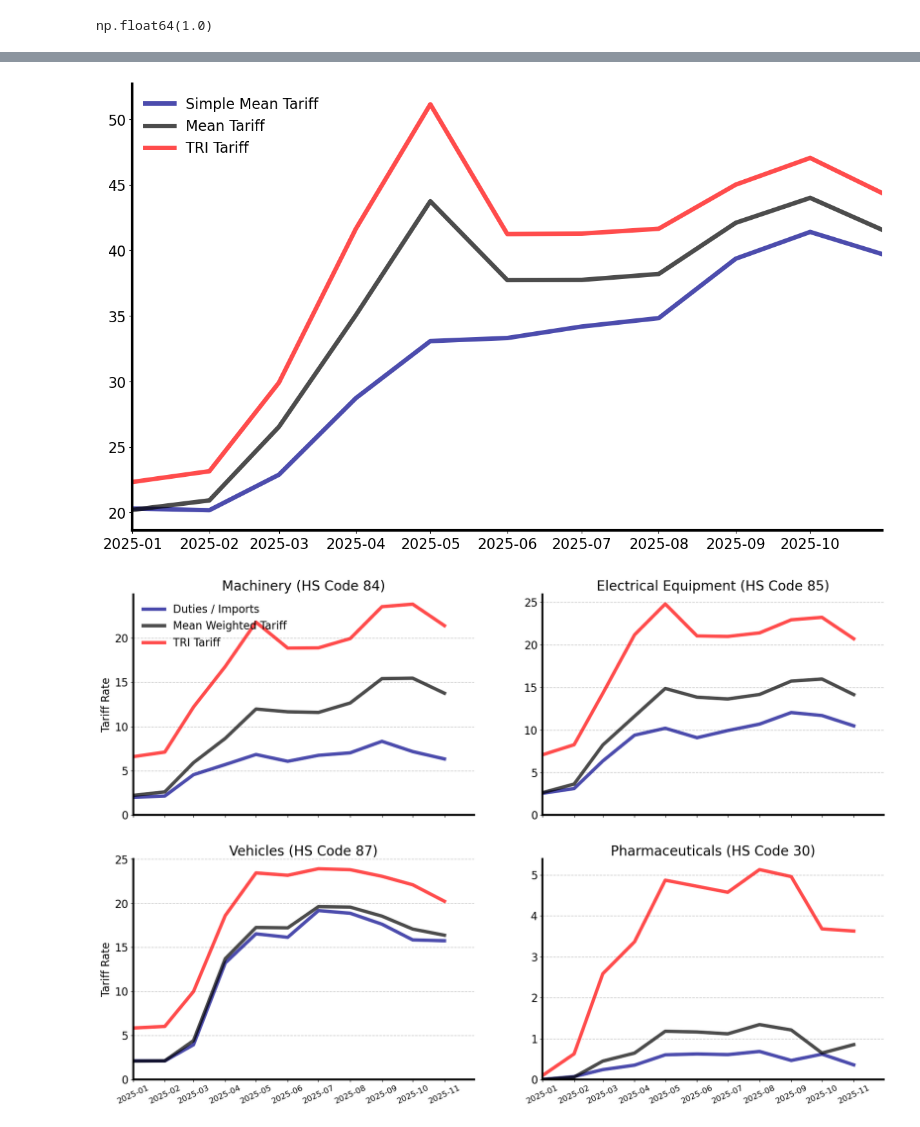
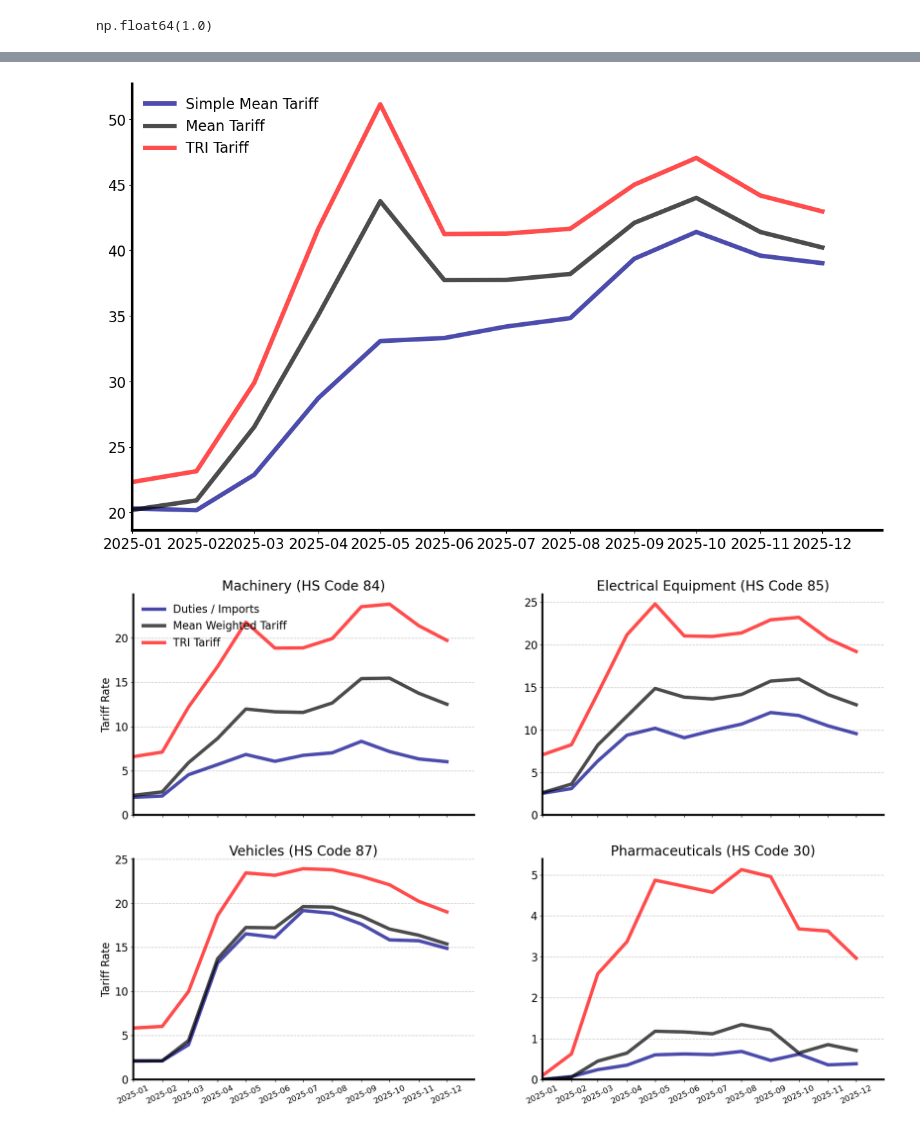
Before and after one commit to tradewartracker/how-restrictive-us-trade, a Jupyter notebook: TRI-sector.ipynb, the cells around one changed output, grey strips where cells are left out. Drawn from its saved outputs; the diff is of its cells as text; code cells hidden in the pictures.

```diff
--- a/TRI-sector.ipynb
+++ b/TRI-sector.ipynb
@@ -454,7 +430,7 @@ Processing date: 2025-11, sector: 61
 # %%
 
 
-#metrics_df = pd.read_parquet("C:\\heroku\\how-restrictive-us-trade\\data\\top-sector-metrics.parquet")
+metrics_df = pd.read_parquet("C:\\github\\how-restrictive-us-trade\\data\\top-sector-metrics.parquet")
 # %%
 fig, ax = plt.subplots(figsize = (15,9))
 
@@ -466,37 +442,37 @@ ax.plot(foo.date, 100*foo["meanweighted"], color = "black", alpha = 0.7, linewid
 
 ax.plot(foo.date, 100*foo["sqrtariff"], color = "red", alpha = 0.7, linewidth = 5, label = "TRI Tariff")
 
 # ax.set_title("Tariff Measures for " + foo["CTY_NAME"].iloc[0], fontsize = 20)
 
-ax.set_xlim([dt.datetime(2025,1,1), dt.datetime(2025,10,30)])
+ax.set_xlim([dt.datetime(2025,1,1), dt.datetime(2025,12,30)])
 
 ax.tick_params(axis='x', labelsize=16)  # Change font size of x-axis tick labels
 ax.tick_params(axis='y', labelsize=16)  # Change font size of y-axis tick labels
 
 ax.spines["right"].set_visible(False)
 
 ax.spines["top"].set_visible(False)
 
 ax.spines["left"].set_linewidth(3)
 
 ax.spines["bottom"].set_linewidth(3)
 
 ax.legend(
     fontsize=16,           # Font size
     frameon=False,         # No box
     loc='upper left',     # Position
     ncol=1                 # Number of columns
 )
 
 # ax.set_ylim(top=13)
 
-# plt.savefig(figfile+"canada-tariffs.png", bbox_inches = "tight")
+plt.savefig(figfile+"canada-tariffs.png", bbox_inches = "tight")
 
-# plt.savefig(figfile+"canada-tariffs.pdf", bbox_inches = "tight")
+plt.savefig(figfile+"canada-tariffs.pdf", bbox_inches = "tight")
 
 plt.show()
 # %% [output]
-[figure, old version]
+[figure, new version]
 # %%
 fig, ax = plt.subplots(nrows = 2, ncols = 2, sharex = True, figsize = (20,13))
 
@@ -520,7 +496,7 @@ for i, (ax, hscode) in enumerate(zip(ax, hscodes)):
 
     ax.set_title( titles[i] + " (HS Code " + foo["HS2"].iloc[0] + ")", fontsize = 20)
 
-    ax.set_xlim([dt.datetime(2025,1,1), dt.datetime(2025,11,30)])
+    ax.set_xlim([dt.datetime(2025,1,1), dt.datetime(2025,12,30)])
 
     ax.set_ylim(bottom=0)
 
@@ -558,7 +534,7 @@ plt.savefig(figfile+"panel-top-sector-tariffs.pdf", bbox_inches = "tight")
 
 plt.show()
 # %% [output]
-[figure, old version]
+[figure, new version]
 # %%
 hscodes = ["84", "85", "87", "30"]
 titles = ["Machinery", "Electrical Equipment", "Vehicles", "Pharmaceuticals"]
```
Also changed, not shown: parts of 7 cells of this notebook, 37 other files.
